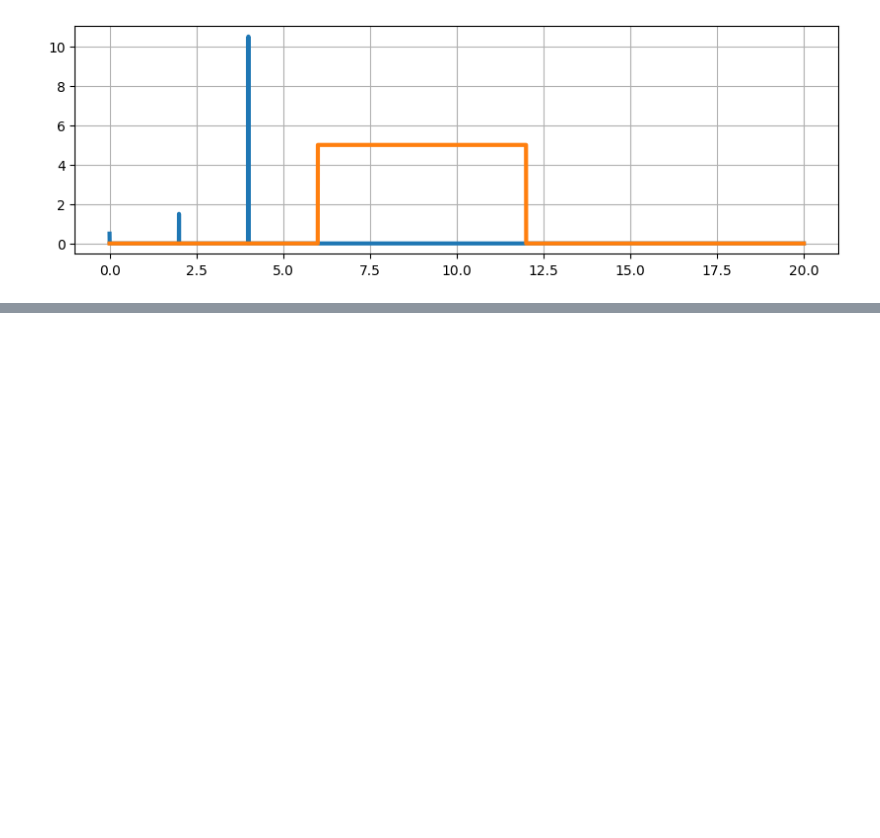
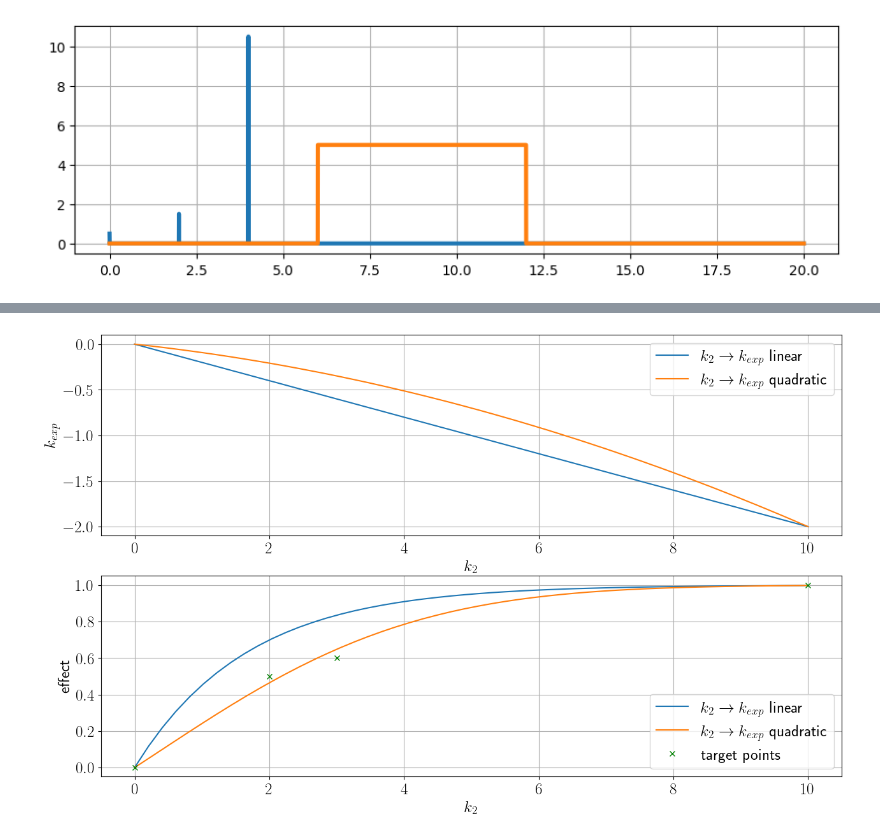
Before and after one commit to cknoll/boasim, a Jupyter notebook: notebooks/07e_Profofol_Bolus.ipynb, the cells around one changed output, grey strips where cells are left out. Saved outputs shown, nothing was run; the diff lists cells and outputs as text; code cells hidden in the pictures; blank space fills up the shorter version.

```diff
--- a/notebooks/07e_Profofol_Bolus.ipynb
+++ b/notebooks/07e_Profofol_Bolus.ipynb
@@ -266,0 +268,2 @@ ax.plot(kk.T, bo[pfl_c][:, 0])
+# %%
+plt.rcParams
@@ -266,0 +288,53 @@ ax.plot(kk.T, bo[pfl_c][:, 0])
+# %%
+il.reload(oc); il.reload(pbs.td); il.reload(bs);
+plt.rcParams['text.usetex'] = True
+plt.rcParams['legend.fontsize']= 'medium'
+plt.rcParams['font.size']= 18
+# k_exp aus k2 berechnen
+
+# k_exp = np.linspace(-2, 0)
+
+k2 = np.linspace(0, 10)
+
+# k2 = 0 -> k_exp = 0
+# k2 = 10 -> k_exp = -2
+# k2 = 3, dose = 3, effect = 0.6
+# k2 = 2, dose 3, effect = 0.5
+
+k_exp_abs_max = 2
+k2_max = 10
+
+k_exp_poly_func = np.polynomial.Polynomial(bs.polyfit_with_fixed_points(n=2, x=[5] , y=[-0.7], yf=[0, -2], xf=[0, 10]))
+# minimum values of both are 0
+
+
+# linear mapping:
+k_exp = -k_exp_abs_max*k2/k2_max
+
+
+dose = 3
+effect = 1 - np.exp(k_exp*dose)
+effect_poly = 1 - np.exp(k_exp_poly_func(k2)*dose)
+
+plt.figure(figsize=(15, 9))
+plt.subplot(211)
+plt.plot(k2, k_exp, label=r"$k_2 \rightarrow k_{exp}$ linear")
+plt.plot(k2, k_exp_poly_func(k2), label=r"$k_2 \rightarrow k_{exp}$ quadratic")
+plt.legend()
+plt.grid()
+plt.xlabel("$k_2$")
+plt.ylabel("$k_{exp}$")
+
+plt.subplot(212)
+
+plt.plot(k2, effect, label=r"$k_2 \rightarrow k_{exp}$ linear")
+plt.plot(k2, effect_poly, label=r"$k_2 \rightarrow k_{exp}$ quadratic")
+
+plt.plot([0, 10, 2, 3], [0, 1, 0.5, 0.6], "gx", label="target points")
+plt.xlabel("$k_2$")
+plt.ylabel("effect")
+plt.legend()
+plt.grid()
+plt.savefig("k2_k_exp_curves.png")
+# %% [output]
+[figure, added]
```
Also changed, not shown: parts of 3 cells of this notebook, 4 other files.
